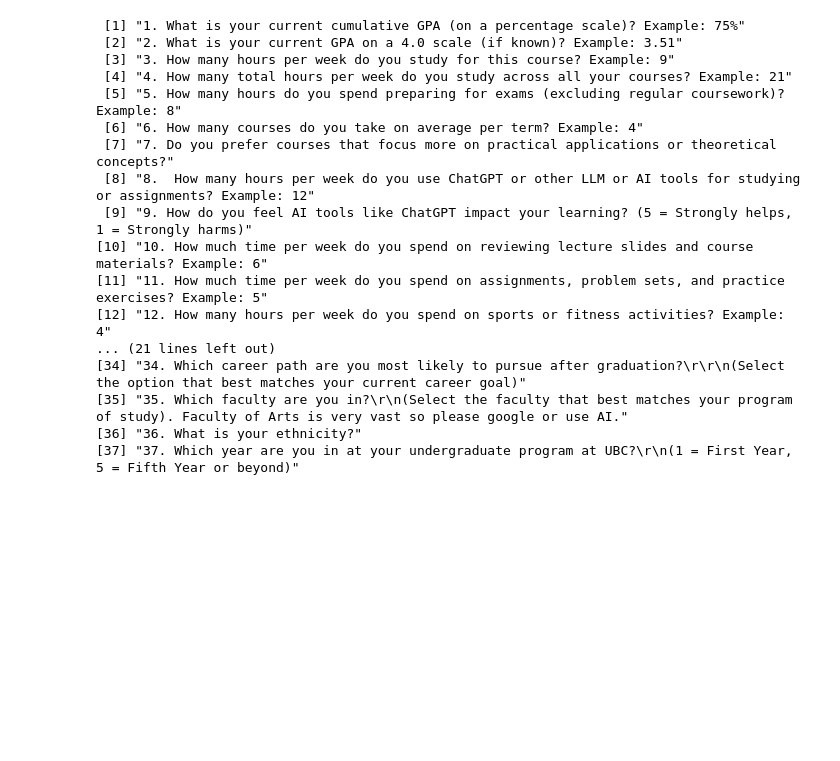
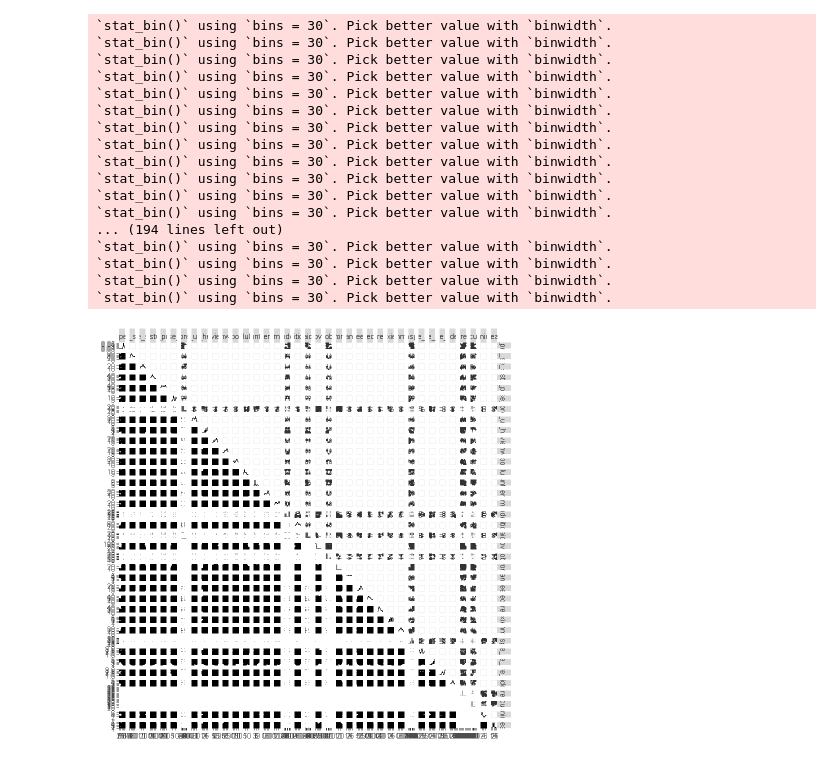
Before and after one commit to Speculatorrr/ECON326-Tuition-on-GPA-Regression, a Jupyter notebook: project.ipynb, the cells around one changed output. Drawn from its saved outputs; the diff is of its cells as text; code cells hidden in the pictures; blank space fills up the shorter version.

```diff
--- a/project.ipynb
+++ b/project.ipynb
@@ -21,0 +68,12 @@ A tibble: 6 × 37
+# %%
+df$GPA_percent <- as.numeric(gsub("%", "", df$GPA_percent))
+df$aid_coverage <- as.numeric(gsub("%", "", df$aid_coverage))
+
+# Convert to factors
+df[] <- lapply(df, function(x) if (is.character(x)) as.factor(x) else x)
+
+# Convert to numeric
+df[, c(1:6, 8:16, 18, 20, 22:28, 31, 33, 37)] <- lapply(df[, c(1:6, 8:16, 18, 20, 22:28, 31, 33, 37)], as.numeric)
+
+df <- drop_na(df)
+head(df)
@@ -22,22 +90,23 @@ A tibble: 6 × 37
 # %%
-colnames(df)
+ggpairs(df)
 # %% [output]
- [1] "1. What is your current cumulative GPA (on a percentage scale)? Example: 75%"
- [2] "2. What is your current GPA on a 4.0 scale (if known)? Example: 3.51"
- [3] "3. How many hours per week do you study for this course? Example: 9"
- [4] "4. How many total hours per week do you study across all your courses? Example: 21"
- [5] "5. How many hours do you spend preparing for exams (excluding regular coursework)? Example: 8"
- [6] "6. How many courses do you take on average per term? Example: 4"
- [7] "7. Do you prefer courses that focus more on practical applications or theoretical concepts?"
- [8] "8.  How many hours per week do you use ChatGPT or other LLM or AI tools for studying or assignments? Example: 12"
- [9] "9. How do you feel AI tools like ChatGPT impact your learning? (5 = Strongly helps, 1 = Strongly harms)"
-[10] "10. How much time per week do you spend on reviewing lecture slides and course materials? Example: 6"
-[11] "11. How much time per week do you spend on assignments, problem sets, and practice exercises? Example: 5"
-[12] "12. How many hours per week do you spend on sports or fitness activities? Example: 4"
-... (21 lines left out)
-[34] "34. Which career path are you most likely to pursue after graduation?\r\r\n(Select the option that best matches your current career goal)"
-[35] "35. Which faculty are you in?\r\n(Select the faculty that best matches your program of study). Faculty of Arts is very vast so please google or use AI."
-[36] "36. What is your ethnicity?"
-[37] "37. Which year are you in at your undergraduate program at UBC?\r\n(1 = First Year, 5 = Fifth Year or beyond)"
+`stat_bin()` using `bins = 30`. Pick better value with `binwidth`.
+`stat_bin()` using `bins = 30`. Pick better value with `binwidth`.
+`stat_bin()` using `bins = 30`. Pick better value with `binwidth`.
+`stat_bin()` using `bins = 30`. Pick better value with `binwidth`.
+`stat_bin()` using `bins = 30`. Pick better value with `binwidth`.
+`stat_bin()` using `bins = 30`. Pick better value with `binwidth`.
+`stat_bin()` using `bins = 30`. Pick better value with `binwidth`.
+`stat_bin()` using `bins = 30`. Pick better value with `binwidth`.
+`stat_bin()` using `bins = 30`. Pick better value with `binwidth`.
+`stat_bin()` using `bins = 30`. Pick better value with `binwidth`.
+`stat_bin()` using `bins = 30`. Pick better value with `binwidth`.
+`stat_bin()` using `bins = 30`. Pick better value with `binwidth`.
+... (194 lines left out)
+`stat_bin()` using `bins = 30`. Pick better value with `binwidth`.
+`stat_bin()` using `bins = 30`. Pick better value with `binwidth`.
+`stat_bin()` using `bins = 30`. Pick better value with `binwidth`.
+`stat_bin()` using `bins = 30`. Pick better value with `binwidth`.
+[figure, added]
 # %%
 selected_df <- df[, c(1,2,18,20,23)]
```
Also changed, not shown: parts of 7 cells of this notebook.
